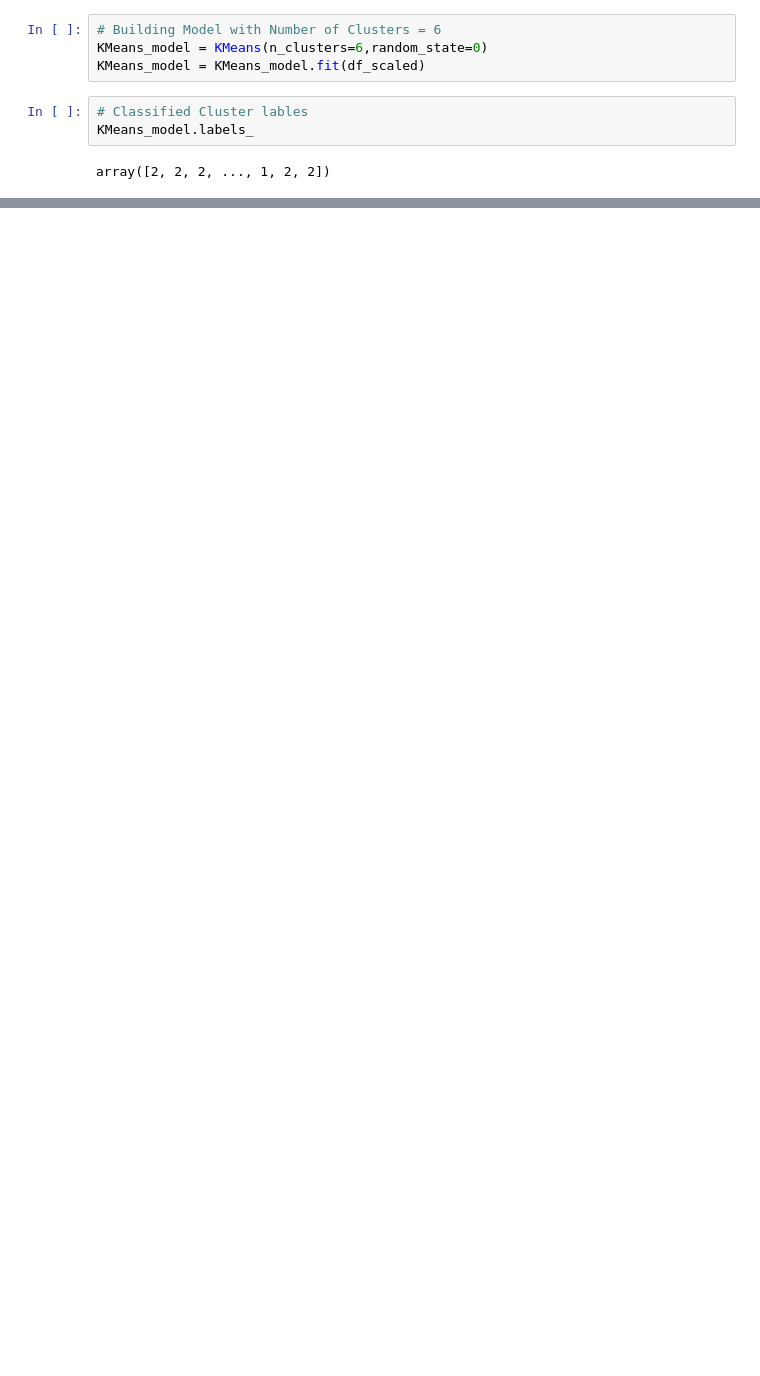
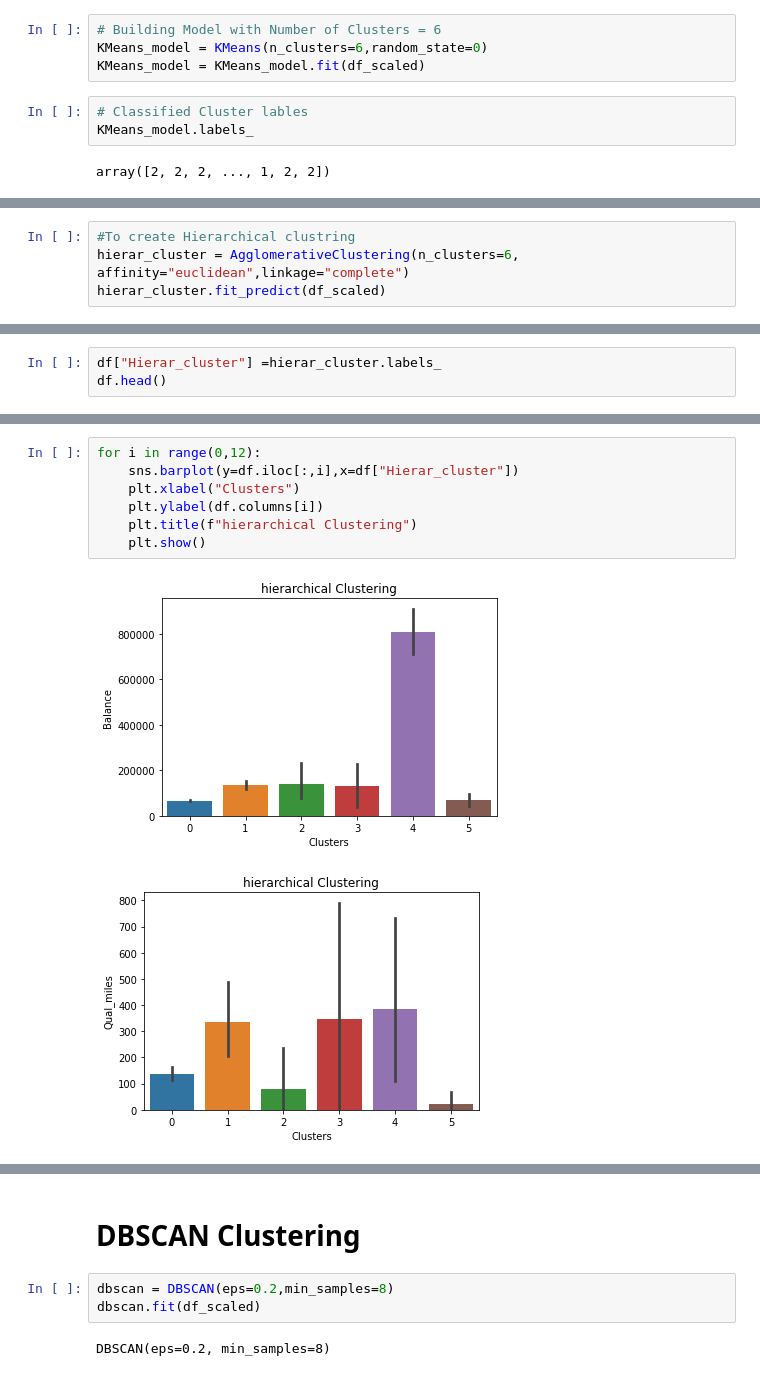
Before and after one commit to SuryaBhaskar33/Data_Science, a Jupyter notebook: 7_Clustring/Airlines/East_west_Airlines.ipynb, the cells around one changed output, grey strips where cells are left out. Saved outputs shown, nothing was run; the diff lists cells and outputs as text; blank space fills up the shorter version.

Commit message:
ADD Clustring Solution

```diff
--- a/7_Clustring/Airlines/East_west_Airlines.ipynb
+++ b/7_Clustring/Airlines/East_west_Airlines.ipynb
@@ -225,0 +245,4 @@ for i in range(0,11):
+# %%
+#To create Hierarchical clustring
+hierar_cluster = AgglomerativeClustering(n_clusters=6, affinity="euclidean",linkage="complete")
+hierar_cluster.fit_predict(df_scaled)
@@ -225,0 +251,3 @@ for i in range(0,11):
+# %%
+df["Hierar_cluster"] =hierar_cluster.labels_
+df.head()
@@ -225,0 +272,10 @@ for i in range(0,11):
+# %%
+for i in range(0,12):
+    sns.barplot(y=df.iloc[:,i],x=df["Hierar_cluster"])
+    plt.xlabel("Clusters")
+    plt.ylabel(df.columns[i])
+    plt.title(f"hierarchical Clustering")
+    plt.show()
+# %% [output]
+[figure, added]
+[figure, added]
@@ -225,0 +292,7 @@ for i in range(0,11):
+# %% [markdown]
+# DBSCAN Clustering
+# %%
+dbscan = DBSCAN(eps=0.2,min_samples=8)
+dbscan.fit(df_scaled)
+# %% [output]
+DBSCAN(eps=0.2, min_samples=8)
```
Also changed, not shown: parts of 14 cells of this notebook, 2 other files.
